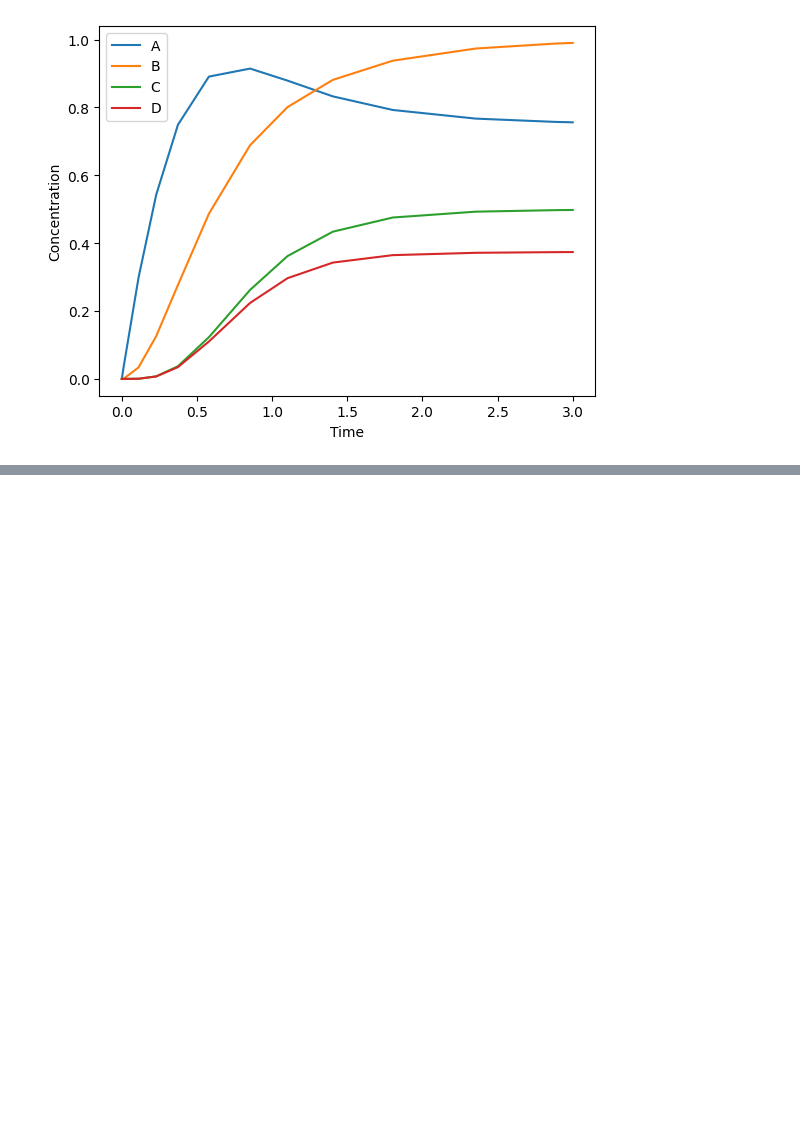
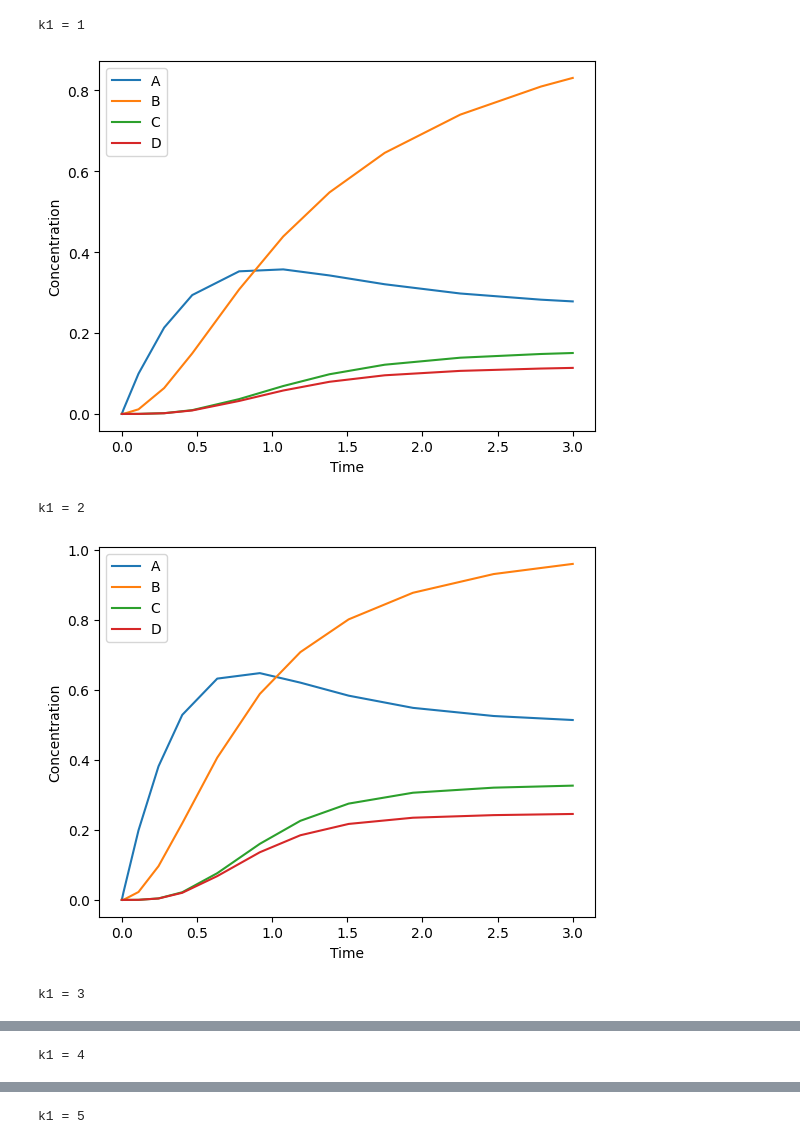
Before and after one commit to TC-Wheel/modeling_biological_systems, a Jupyter notebook: integrate_ODE.ipynb, the cells around one changed output, grey strips where cells are left out. Cells and saved outputs as stored; diff of their text form; code cells hidden in the pictures; blank space fills up the shorter version.

```diff
--- a/integrate_ODE.ipynb
+++ b/integrate_ODE.ipynb
@@ -5,45 +5,50 @@ import matplotlib.pyplot as plt
 #this code can be resued for basically everything
 
 # dydt is written as a function (like ode45 in MATLAB)
-def ChemRxnNet_ODE(t, y):
+def ChemRxnNet_ODE(t, y, k1, k2, k3, k4, k5):
     #takes in the species
 
     A,B,C,D = y # unpack y
 
     # parameters
-    k1 = 3 # mM/s
-    k2 = 2 # 1/s
-    k3 = 2 # 1/(mM s)
-    k4 = 3 # 1/s
-    k5 = 4 # 1/s
+    # k1 = 3 # mM/s
+    # k2 = 2 # 1/s
+    # k3 = 2 # 1/(mM s)
+    # k4 = 3 # 1/s
+    # k5 = 4 # 1/s
 
     # differential equations
     #there's a video on how to write these down from a reaction network
     dAdt = k1 - k2*A - k3*A*B #these are the right hands of each of the species ?? I think
     dBdt = k2*A - k3*A*B
     dCdt = k3*A*B - k4*C
     dDdt = k3*A*B - k5*D
 
     #outputs the deriviates for each of the species
     dydt = [dAdt,dBdt,dCdt,dDdt] # repack dydt
 
     return dydt
 
 
 # the time interval of the simulation
 tspan = [0,3]
 
 # set initial conditions
 y0 = [0,0,0,0] # A, B, C, D
 
 # integrate the ODE
-sol = solve_ivp(ChemRxnNet_ODE, tspan, y0)
-
-# plot the results
-plt.plot(sol.t,sol.y.T) #the T is the transpose to get the dimensions right for plotting
-plt.legend(['A','B','C','D'])
-plt.xlabel('Time')
-plt.ylabel('Concentration')
-plt.show()
+for i in range(1,6):
+    print(f'k1 = {i}')
+    sol = solve_ivp(ChemRxnNet_ODE, tspan, y0, args=(i, 2, 2, 3, 4))
+    #plot the results
+    plt.plot(sol.t,sol.y.T) #the T is the transpose to get the dimensions right for plotting
+    plt.legend(['A','B','C','D'])
+    plt.xlabel('Time')
+    plt.ylabel('Concentration')
+    plt.show()
 # %% [output]
+k1 = 1
-[figure, old version]
+[figure, new version]
+k1 = 2
+[figure, added]
+k1 = 3
@@ -49,0 +56 @@ plt.show()
+k1 = 4
@@ -49,0 +58 @@ plt.show()
+k1 = 5
```
Also changed, not shown: parts of 1 cell of this notebook.
